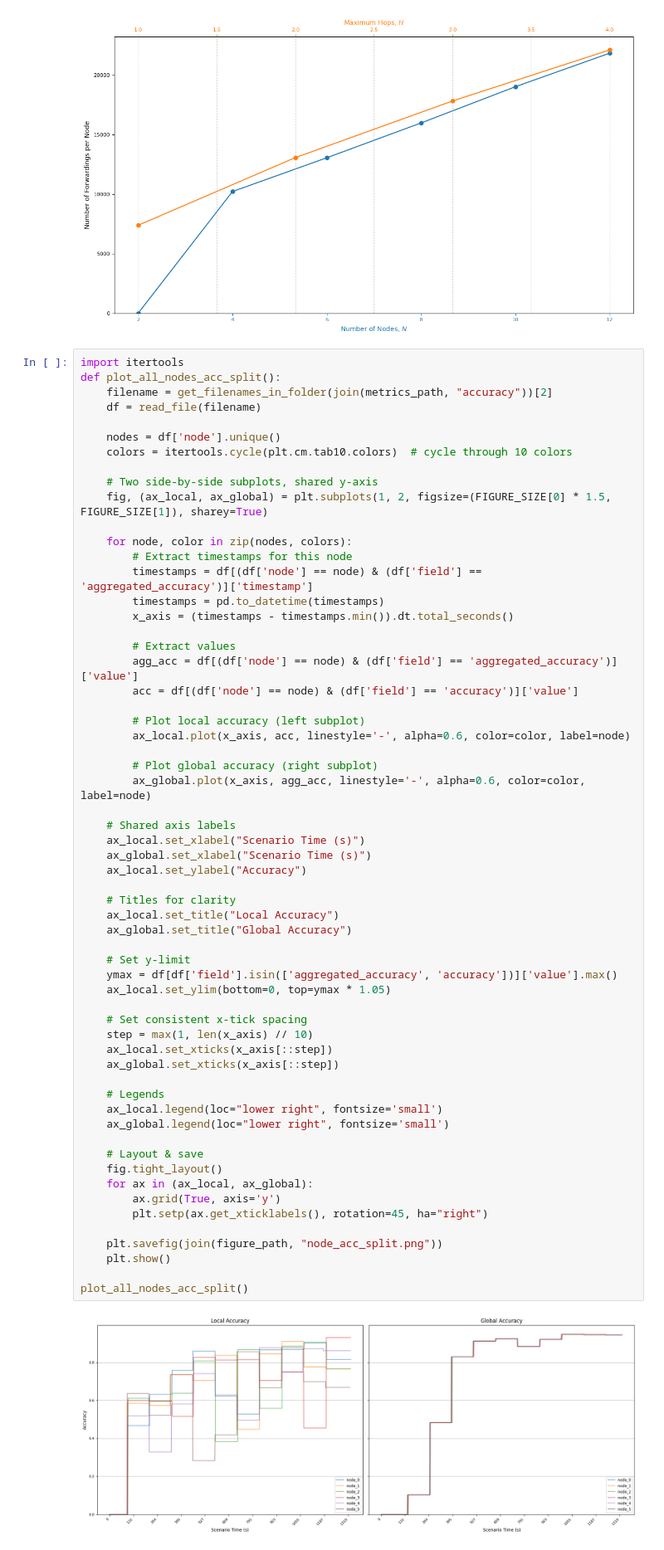
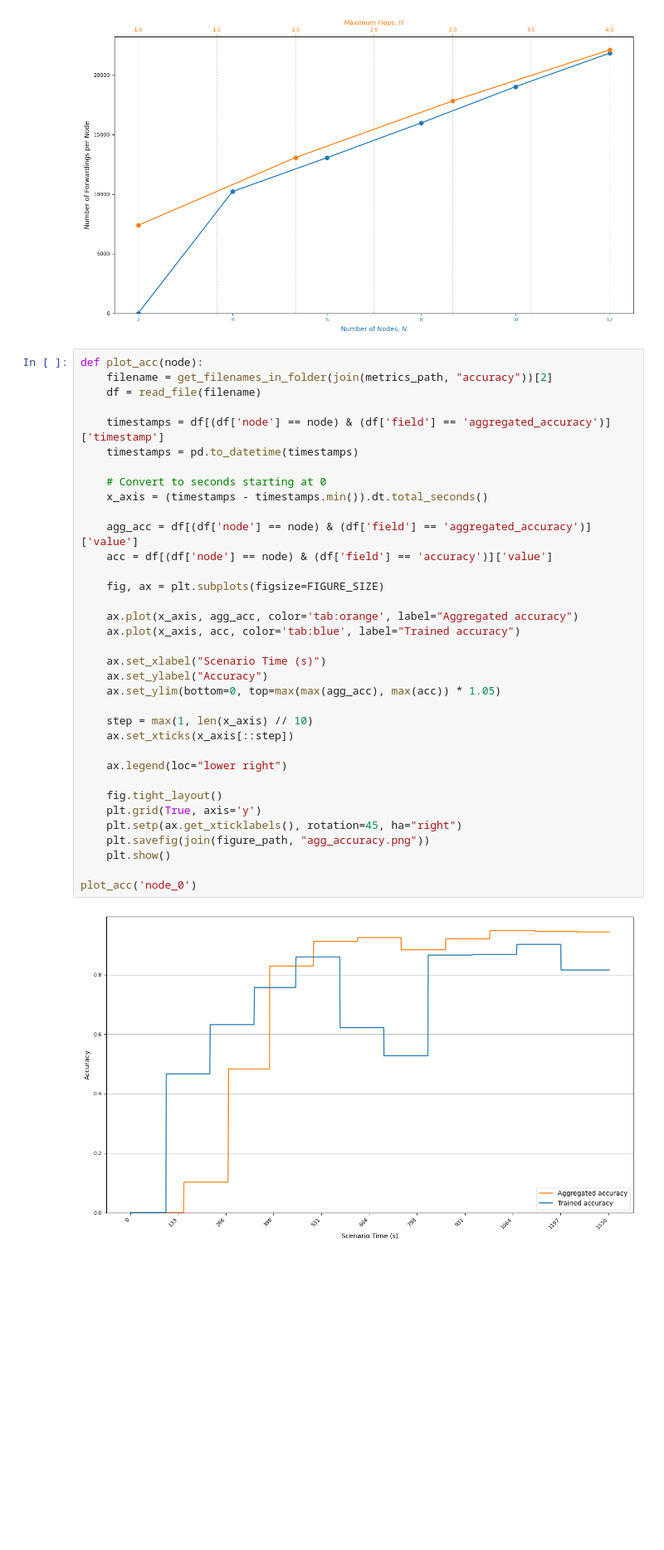
Before and after one commit to Altishofer/DFL_PeerBasedMixing, a Jupyter notebook: experiments/evaluation-plots.ipynb, the cells around one changed output. Shown at 83% size. Drawn from its saved outputs; the diff is of its cells as text; blank space fills up the shorter version.

```diff
--- a/experiments/evaluation-plots.ipynb
+++ b/experiments/evaluation-plots.ipynb
@@ -483,67 +492,42 @@ plt.show()
 # %% [output]
 [figure]
 # %%
-import itertools
-def plot_all_nodes_acc_split():
+def plot_acc(node):
     filename = get_filenames_in_folder(join(metrics_path, "accuracy"))[2]
     df = read_file(filename)
 
-    nodes = df['node'].unique()
-    colors = itertools.cycle(plt.cm.tab10.colors)  # cycle through 10 colors
+    timestamps = df[(df['node'] == node) & (df['field'] == 'aggregated_accuracy')]['timestamp']
+    timestamps = pd.to_datetime(timestamps)
 
-    # Two side-by-side subplots, shared y-axis
-    fig, (ax_local, ax_global) = plt.subplots(1, 2, figsize=(FIGURE_SIZE[0] * 1.5, FIGURE_SIZE[1]), sharey=True)
+    # Convert to seconds starting at 0
+    x_axis = (timestamps - timestamps.min()).dt.total_seconds()
 
-    for node, color in zip(nodes, colors):
-        # Extract timestamps for this node
-        timestamps = df[(df['node'] == node) & (df['field'] == 'aggregated_accuracy')]['timestamp']
-        timestamps = pd.to_datetime(timestamps)
-        x_axis = (timestamps - timestamps.min()).dt.total_seconds()
+    agg_acc = df[(df['node'] == node) & (df['field'] == 'aggregated_accuracy')]['value']
+    acc = df[(df['node'] == node) & (df['field'] == 'accuracy')]['value']
 
-        # Extract values
-        agg_acc = df[(df['node'] == node) & (df['field'] == 'aggregated_accuracy')]['value']
-        acc = df[(df['node'] == node) & (df['field'] == 'accuracy')]['value']
+    fig, ax = plt.subplots(figsize=FIGURE_SIZE)
 
-        # Plot local accuracy (left subplot)
-        ax_local.plot(x_axis, acc, linestyle='-', alpha=0.6, color=color, label=node)
+    ax.plot(x_axis, agg_acc, color='tab:orange', label="Aggregated accuracy")
+    ax.plot(x_axis, acc, color='tab:blue', label="Trained accuracy")
 
-        # Plot global accuracy (right subplot)
-        ax_global.plot(x_axis, agg_acc, linestyle='-', alpha=0.6, color=color, label=node)
+    ax.set_xlabel("Scenario Time (s)")
+    ax.set_ylabel("Accuracy")
+    ax.set_ylim(bottom=0, top=max(max(agg_acc), max(acc)) * 1.05)
 
-    # Shared axis labels
-    ax_local.set_xlabel("Scenario Time (s)")
-    ax_global.set_xlabel("Scenario Time (s)")
-    ax_local.set_ylabel("Accuracy")
+    step = max(1, len(x_axis) // 10)
+    ax.set_xticks(x_axis[::step])
 
-    # Titles for clarity
-    ax_local.set_title("Local Accuracy")
-    ax_global.set_title("Global Accuracy")
+    ax.legend(loc="lower right")
 
-    # Set y-limit
-    ymax = df[df['field'].isin(['aggregated_accuracy', 'accuracy'])]['value'].max()
-    ax_local.set_ylim(bottom=0, top=ymax * 1.05)
-
-    # Set consistent x-tick spacing
-    step = max(1, len(x_axis) // 10)
-    ax_local.set_xticks(x_axis[::step])
-    ax_global.set_xticks(x_axis[::step])
-
-    # Legends
-    ax_local.legend(loc="lower right", fontsize='small')
-    ax_global.legend(loc="lower right", fontsize='small')
-
-    # Layout & save
     fig.tight_layout()
-    for ax in (ax_local, ax_global):
-        ax.grid(True, axis='y')
-        plt.setp(ax.get_xticklabels(), rotation=45, ha="right")
-
-    plt.savefig(join(figure_path, "node_acc_split.png"))
+    plt.grid(True, axis='y')
+    plt.setp(ax.get_xticklabels(), rotation=45, ha="right")
+    plt.savefig(join(figure_path, "agg_accuracy.png"))
     plt.show()
 
-plot_all_nodes_acc_split()
+plot_acc('node_0')
 # %% [output]
-[figure, old version]
+[figure, new version]
 # %%
 plt.figure(figsize=FIGURE_SIZE)
 
```
Also changed, not shown: parts of 2 cells of this notebook.
